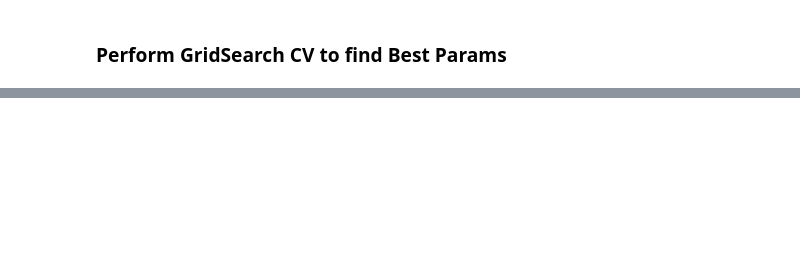
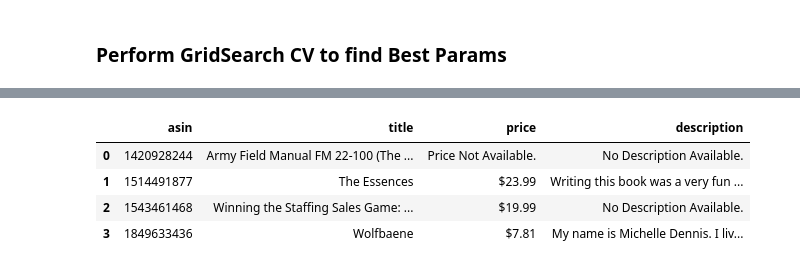
Before and after one commit to kyleanthonyr/Amazon-Recommender-System, a Jupyter notebook: notebooks/02-kar-preprocessing-and-modeling.ipynb, the cells around one changed output, grey strips where cells are left out. Drawn from its saved outputs; the diff is of its cells as text; code cells hidden in the pictures; blank space fills up the shorter version.

```diff
--- a/notebooks/02-kar-preprocessing-and-modeling.ipynb
+++ b/notebooks/02-kar-preprocessing-and-modeling.ipynb
@@ -491,0 +656,8 @@ Error:
+# %%
+recommendations_metadata
+# %% [output]
+|  | asin | title | price | description |
+| 0 | 1420928244 | Army Field Manual FM 22-100 (The ... | Price Not Available. | No Description Available. |
+| 1 | 1514491877 | The Essences | $23.99 | Writing this book was a very fun ... |
+| 2 | 1543461468 | Winning the Staffing Sales Game: ... | $19.99 | No Description Available. |
+| 3 | 1849633436 | Wolfbaene | $7.81 | My name is Michelle Dennis. I liv... |
```
Also changed, not shown: parts of 87 cells of this notebook, 1 other file.
